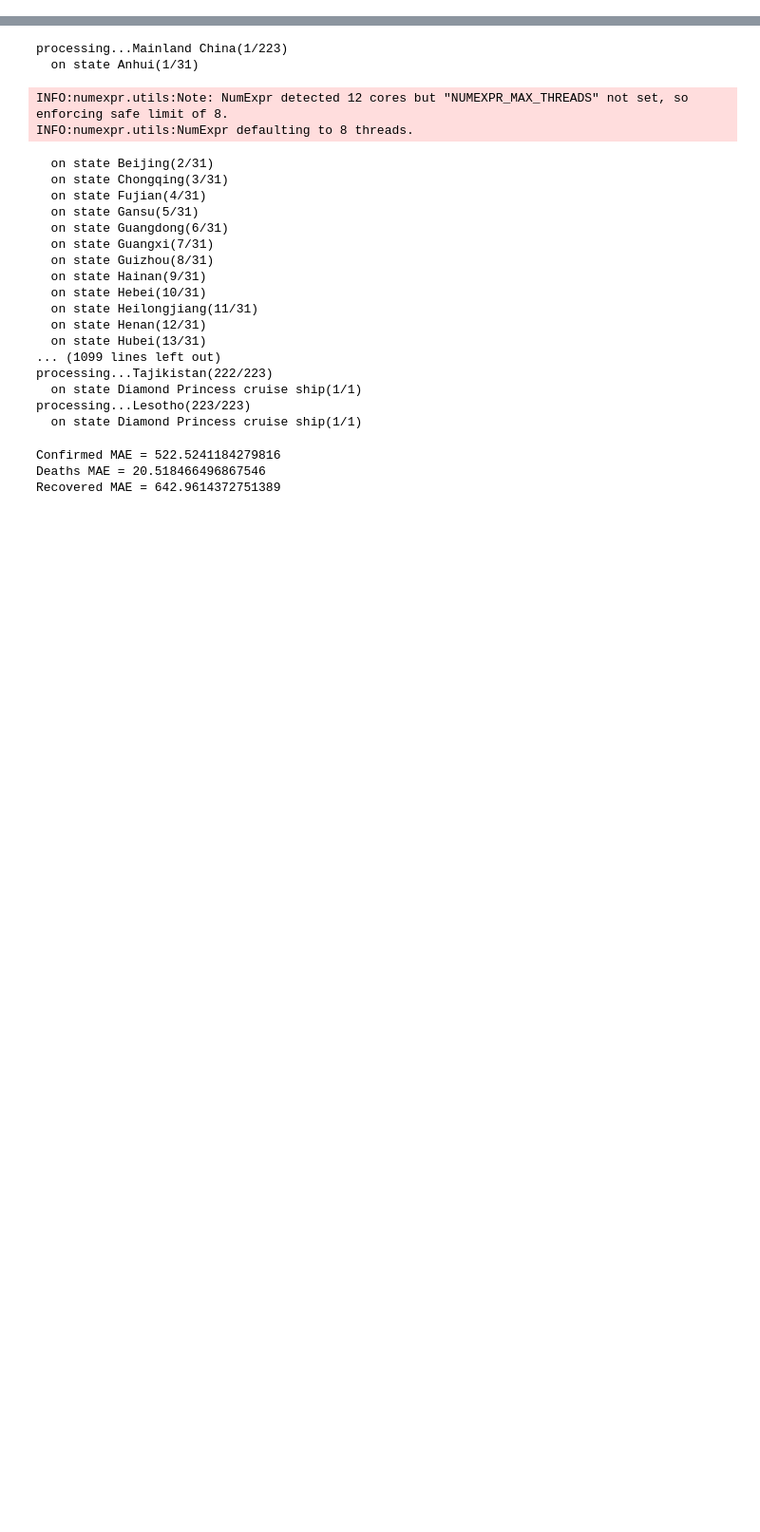
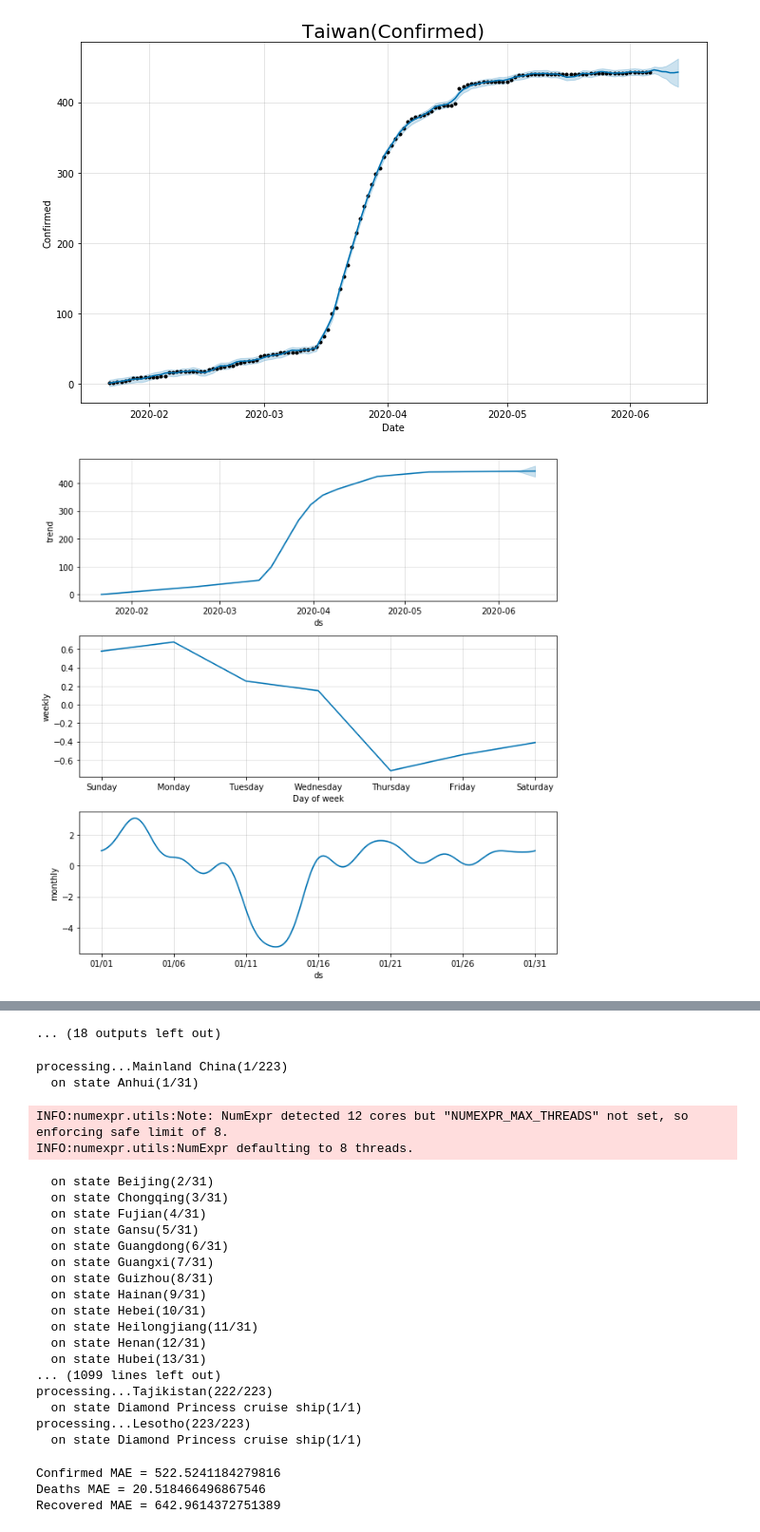
Before and after one commit to Mizushinku/FDA_Project, a Jupyter notebook: main.py.ipynb, the cells around one changed output, grey strips where cells are left out. Shown at 95% size. Drawn from its saved outputs; the diff is of its cells as text; code cells hidden in the pictures; blank space fills up the shorter version.

```diff
--- a/main.py.ipynb
+++ b/main.py.ipynb
@@ -39,0 +99,24 @@ df['State'] = imputer.transform(df['State'].values.reshape(-1, 1))
+# %%
+df_cw = df.groupby(['Country', 'Date']).sum()
+
+targets = ['Taiwan', 'US', 'Japan', 'Italy', 'India']
+cases = ['Confirmed', 'Deaths', 'Recovered']
+
+for target in targets :
+    for case in cases :
+        df_c = df_cw.query(f'Country == "{target}"').reset_index()[['Date', case]]
+        df_c.rename(columns = {'Date' : 'ds', case : 'y'}, inplace = True)
+
+        model = Prophet(interval_width=0.95, yearly_seasonality=False)
+        model.add_seasonality(name='monthly', period=30.5, fourier_order=10)
+        model.fit(df_c)
+        future = model.make_future_dataframe(periods = 7)
+        forecast = model.predict(future)
+
+        fig = model.plot(forecast, xlabel='Date', ylabel=case)
+        ax = fig.gca()
+        ax.set_title(f'{target}({case})', size=20)
+        model.plot_components(forecast);
+# %% [output]
+[figure, added]
+[figure, added]
@@ -40,3 +133,4 @@ df['State'] = imputer.transform(df['State'].values.reshape(-1, 1))
+... (18 outputs left out)
 # %%
 df2 = df.groupby(['Date', 'Country', 'State'])[[
     'Date', 'State', 'Country',
```
Also changed, not shown: parts of 10 cells of this notebook.
